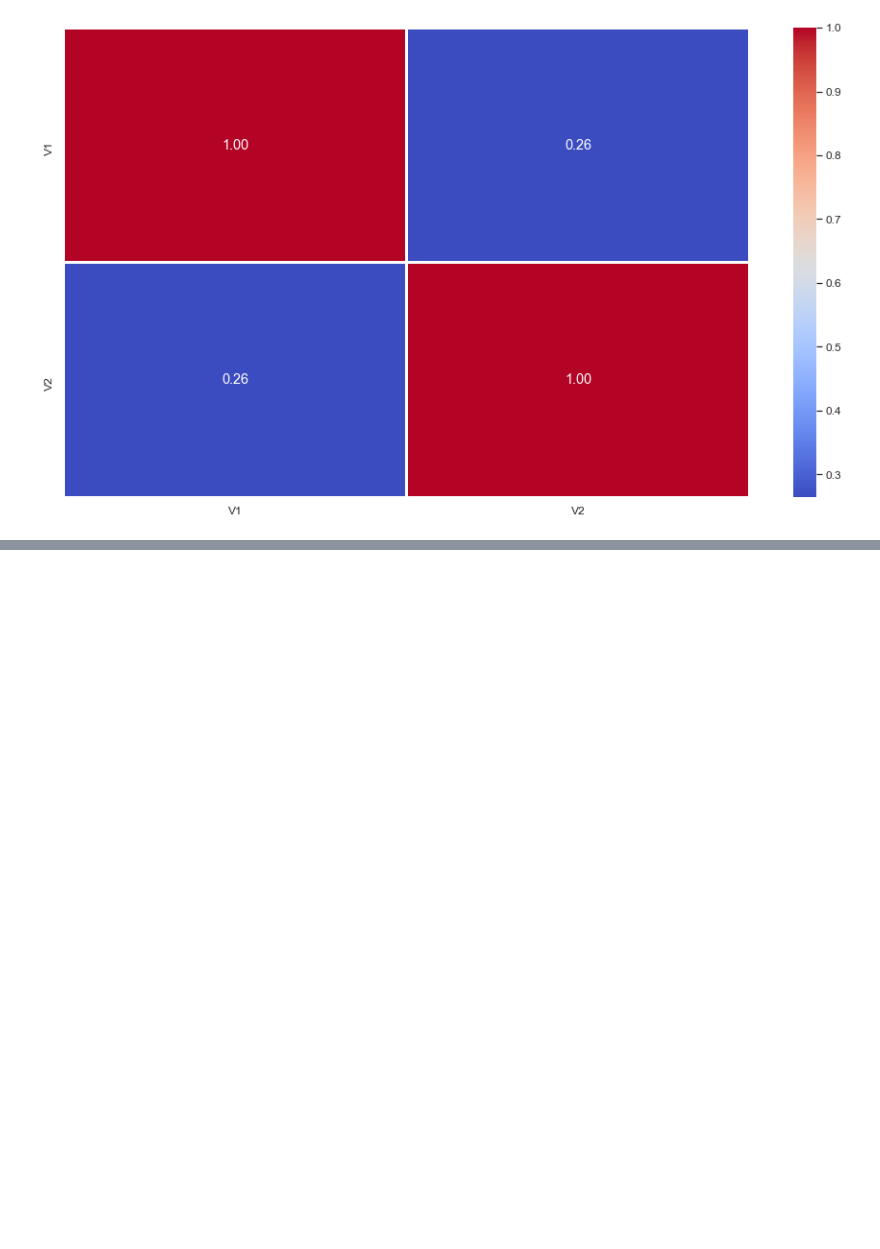
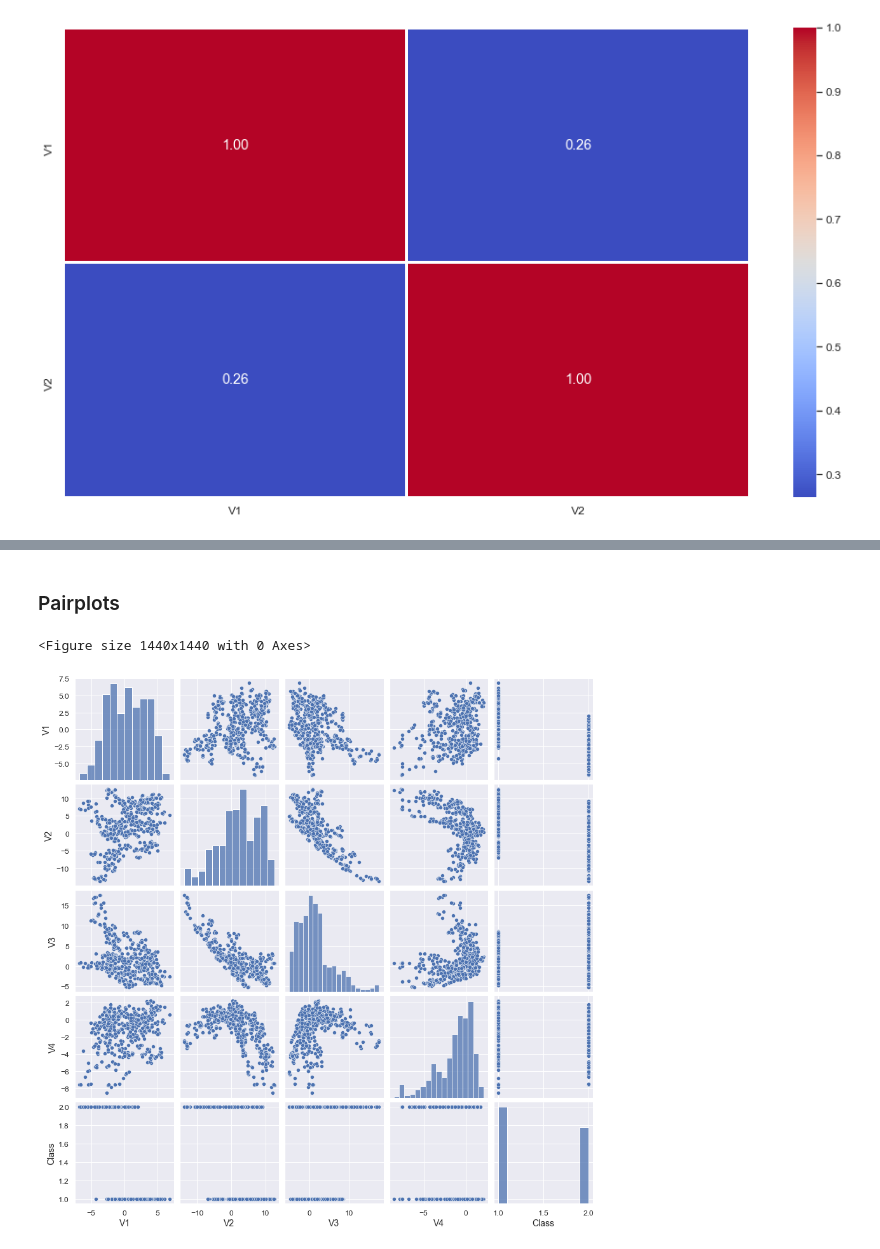
Before and after one commit to dennislamcv1/KMeansUOL, a Jupyter notebook: Exploratory Data Analysis.ipynb, the cells around one changed output, grey strips where cells are left out. Cells and saved outputs as stored; diff of their text form; code cells hidden in the pictures; blank space fills up the shorter version.

```diff
--- a/Exploratory Data Analysis.ipynb
+++ b/Exploratory Data Analysis.ipynb
@@ -180,0 +264,10 @@ plt.show()
+# %% [markdown]
+### Pairplots
+# %%
+plt.figure(figsize=(20,20))
+plt.suptitle('Pairplots of features', x=0.5, y=1.02, ha='center', fontsize='large')
+sns.pairplot(df2.sample(500))
+plt.show()
+# %% [output]
+<Figure size 1440x1440 with 0 Axes>
+[figure, added]
```
Also changed, not shown: parts of 15 cells of this notebook, 4 other files.
